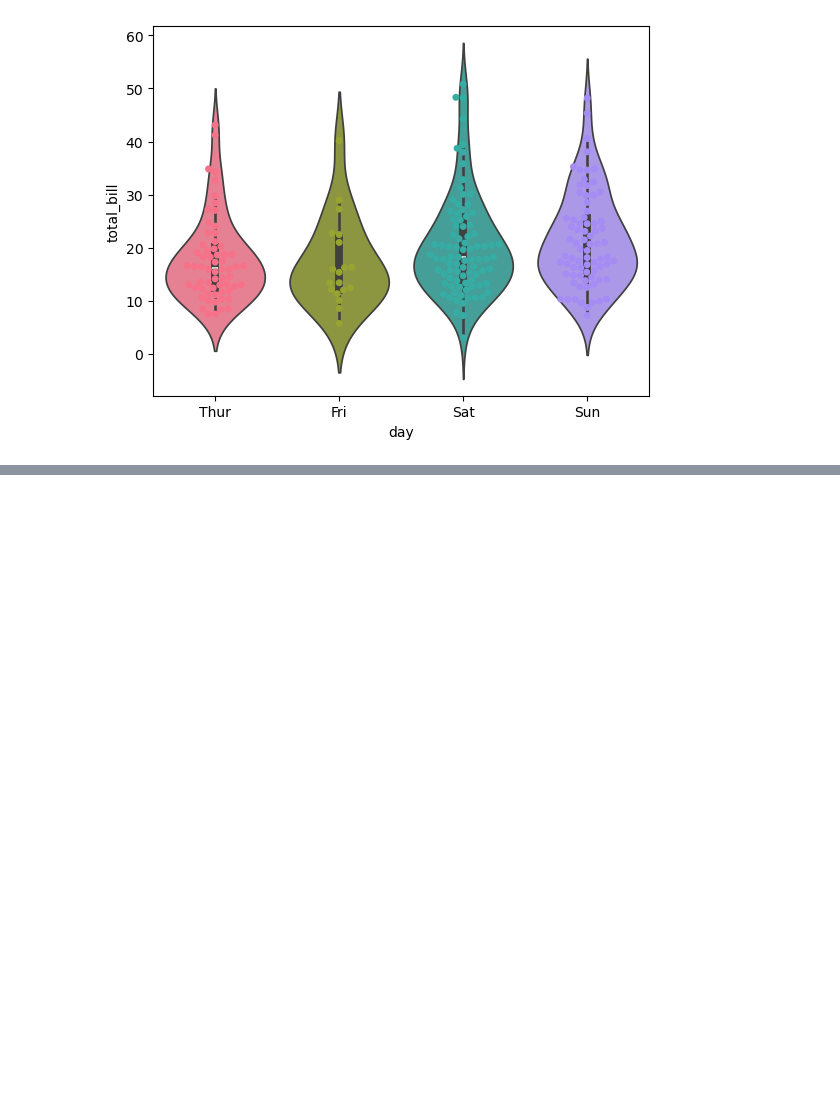
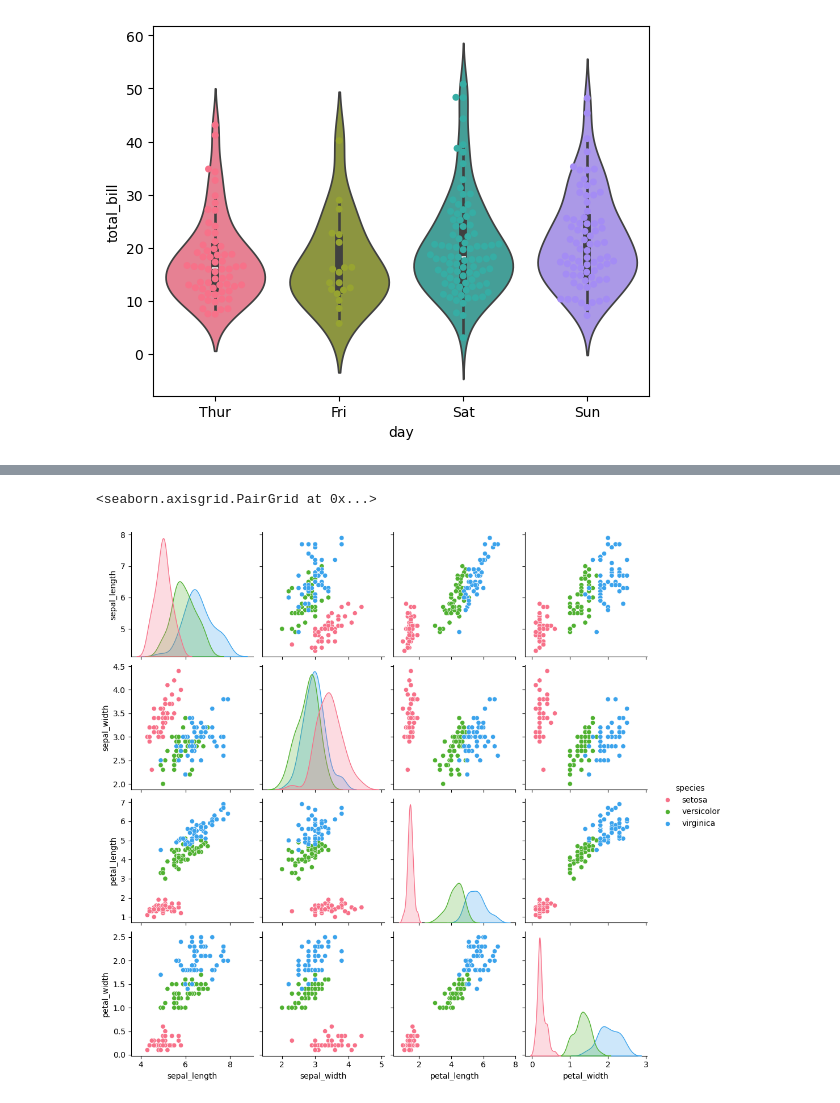
Before and after one commit to davicillo78/CURSO_IBM_SkillsBuild_machine_learning, a Jupyter notebook: seaborn.ipynb, the cells around one changed output, grey strips where cells are left out. Drawn from its saved outputs; the diff is of its cells as text; code cells hidden in the pictures; blank space fills up the shorter version.

Commit message:
Completado tema Seaborn

```diff
--- a/seaborn.ipynb
+++ b/seaborn.ipynb
@@ -176,0 +230,3 @@ Passing `palette` without assigning `hue` is deprecated and will be removed in v
+# %%
+flores = sns.load_dataset("iris")
+flores.head(10)  # Muestra las primeras filas del DataFrame
@@ -176,0 +245,6 @@ Passing `palette` without assigning `hue` is deprecated and will be removed in v
+# %%
+sns.pairplot(flores, hue="species", palette="husl")
+#matriz de dispersión para visualizar todas las variables, diferenciando por especie
+# %% [output]
+<seaborn.axisgrid.PairGrid at 0x...>
+[figure, added]
```
Also changed, not shown: parts of 38 cells of this notebook.
